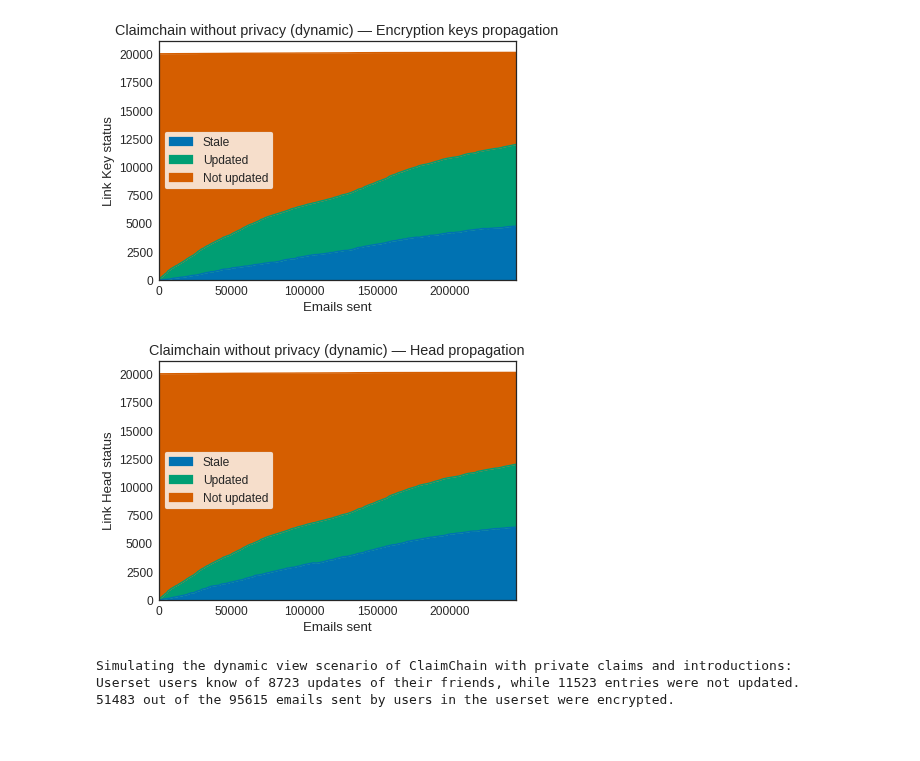
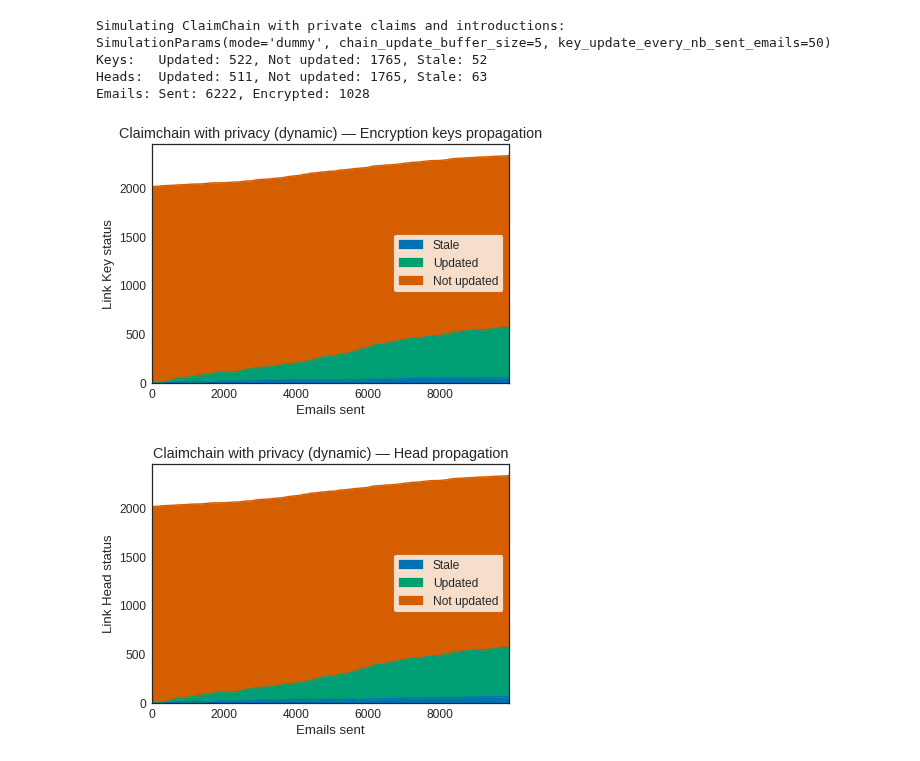
Before and after one commit to claimchain/claimchain-core, a Jupyter notebook: simulations/run_scenarios.ipynb, the cells around one changed output. Cells and saved outputs as stored; diff of their text form; code cells hidden in the pictures.

Commit message:
Update plots

```diff
--- a/simulations/run_scenarios.ipynb
+++ b/simulations/run_scenarios.ipynb
@@ -24,7 +23,8 @@ log = pickle.load(open(parsed_logs_folder + "replay_log.pkl", "rb"))
+# %%
+context = Context(log, social_graph)
 # %%
-def visualize_propagation(scenario_name, kp, hp):
+def visualize_propagation(scenario_name, kp, hp=None):
     kp = kp[['Stale', 'Updated', 'Not updated']]
-    hp = hp[['Stale', 'Updated', 'Not updated']]
 
     kp.plot.area()
     plt.legend(frameon=True)
@@ -34,10 +34,12 @@ def visualize_propagation(scenario_name, kp, hp):
 
     plt.savefig(scenario_name.lower().replace(' ', '_') + '_key_propagation.pdf')
 
-    hp.plot.area()
-    plt.legend(frameon=True)
-    plt.title("%s — Head propagation" % scenario_name)
-    plt.xlabel("Emails sent")
-    plt.ylabel("Link Head status")
+    if hp is not None:
+        hp = hp[['Stale', 'Updated', 'Not updated']]
+        hp.plot.area()
+        plt.legend(frameon=True)
+        plt.title("%s — Head propagation" % scenario_name)
+        plt.xlabel("Emails sent")
+        plt.ylabel("Link Head status")
 
-    plt.savefig(scenario_name.lower().replace(' ', '_') + '_head_propagation.pdf')
+        plt.savefig(scenario_name.lower().replace(' ', '_') + '_head_propagation.pdf')
@@ -61,0 +99,3 @@ Userset users know of 11993 updates of their friends, while 8199 entries were no
+# %%
+static_params = SimulationParams(key_update_every_nb_sent_emails=None, chain_update_buffer_size=5)
+dynamic_params = SimulationParams(key_update_every_nb_sent_emails=50, chain_update_buffer_size=5)
@@ -99,14 +141,15 @@ Userset users know of 12016 updates of their friends, while 8176 entries were no
+# %%
+with dynamic_params.as_default():
+    dyn_cc_priv_kp, dyn_cc_priv_hp, dyn_cc_priv_es = simulate_claimchain_with_privacy(context)
+# %% [output]
+Simulating ClaimChain with private claims and introductions:
+SimulationParams(mode='dummy', chain_update_buffer_size=5, key_update_every_nb_sent_emails=50)
+Keys:   Updated: 522, Not updated: 1765, Stale: 52
+Heads:  Updated: 511, Not updated: 1765, Stale: 63
+Emails: Sent: 6222, Encrypted: 1028
 # %%
-visualize_propagation('Claimchain without privacy (dynamic)',
-                      dyn_cc_no_privacy_key_propagation, dyn_cc_no_privacy_head_propagation)
+visualize_propagation('Claimchain with privacy (dynamic)', dyn_cc_priv_kp, dyn_cc_priv_hp)
 # %% [output]
-[figure, old version]
+[figure, new version]
-[figure, old version]
+[figure, new version]
-# %%
-dyn_cc_privacy_key_propagation, dyn_cc_privacy_head_propagation = \
-        simulate_dynamic_claimchain_with_privacy(social_graph, log)
-# %% [output]
-Simulating the dynamic view scenario of ClaimChain with private claims and introductions:
-Userset users know of 8723 updates of their friends, while 11523 entries were not updated.
-51483 out of the 95615 emails sent by users in the userset were encrypted.
 # %%
```
Also changed, not shown: parts of 24 cells of this notebook.
